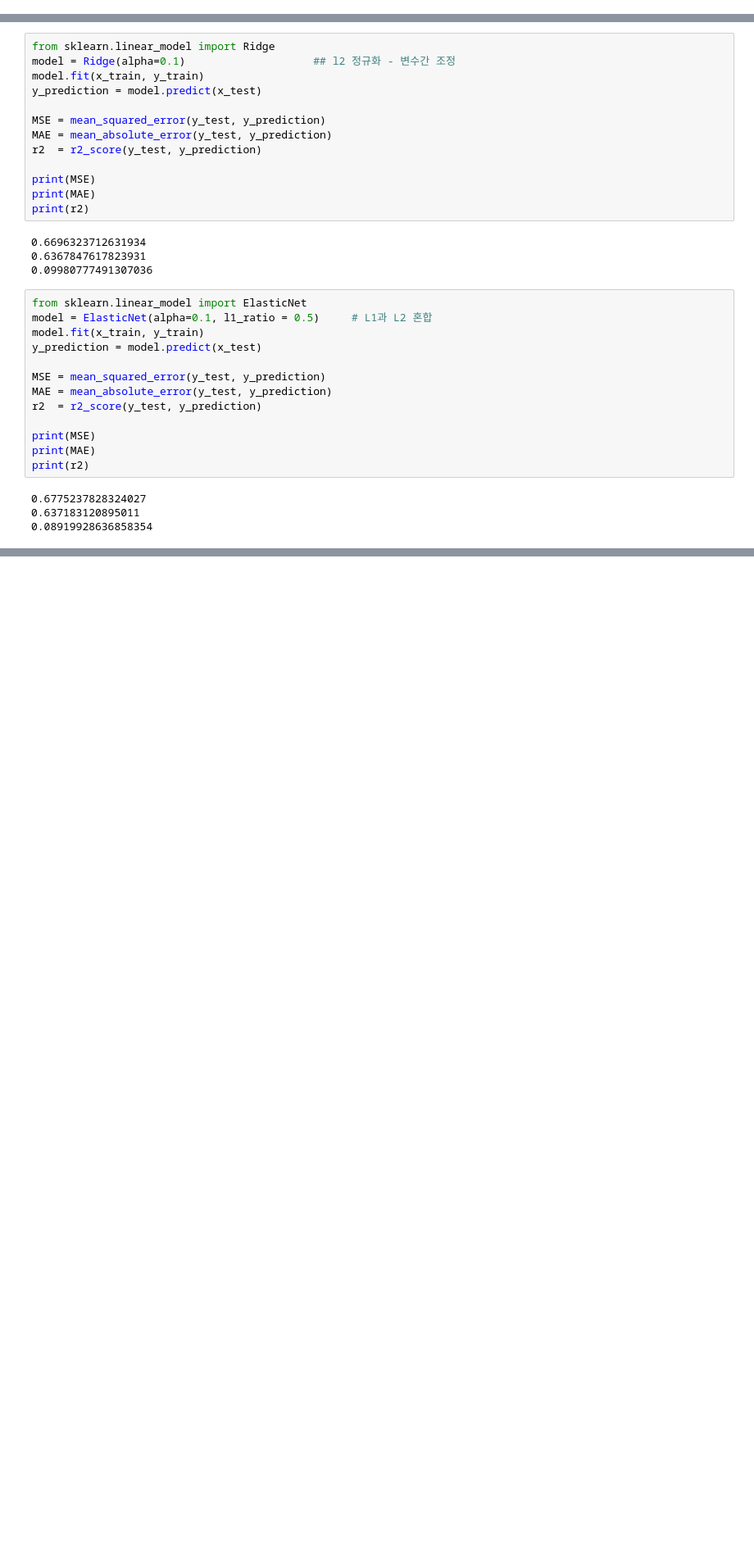
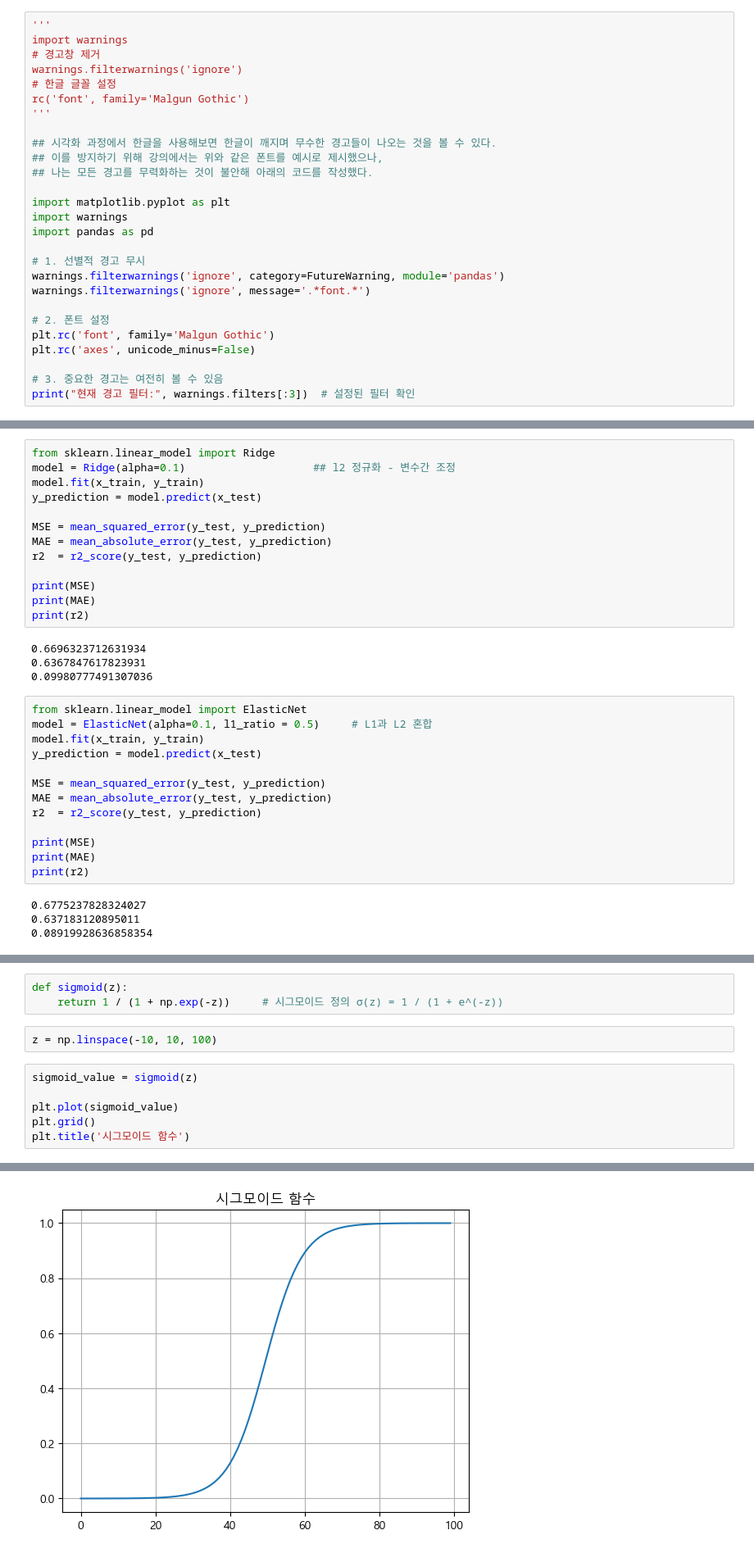
Before and after one commit to worldoftoddl/AICE-Associate-Study, a Jupyter notebook: AI 모델 (머신러닝 지도학습).ipynb, the cells around one changed output, grey strips where cells are left out. Shown at 82% size. Saved outputs shown, nothing was run; the diff lists cells and outputs as text; blank space fills up the shorter version.

```diff
--- a/AI 모델 (머신러닝 지도학습).ipynb
+++ b/AI 모델 (머신러닝 지도학습).ipynb
@@ -4,3 +4,30 @@
 '''
 # %% [output]
 2
+# %%
+'''
+import warnings
+# 경고창 제거
+warnings.filterwarnings('ignore')
+# 한글 글꼴 설정
+rc('font', family='Malgun Gothic')
+'''
+
+## 시각화 과정에서 한글을 사용해보면 한글이 깨지며 무수한 경고들이 나오는 것을 볼 수 있다.
+## 이를 방지하기 위해 강의에서는 위와 같은 폰트를 예시로 제시했으나,
+## 나는 모든 경고를 무력화하는 것이 불안해 아래의 코드를 작성했다.
+
+import matplotlib.pyplot as plt
+import warnings
+import pandas as pd
+
+# 1. 선별적 경고 무시
+warnings.filterwarnings('ignore', category=FutureWarning, module='pandas')
+warnings.filterwarnings('ignore', message='.*font.*')
+
+# 2. 폰트 설정
+plt.rc('font', family='Malgun Gothic')
+plt.rc('axes', unicode_minus=False)
+
+# 3. 중요한 경고는 여전히 볼 수 있음
+print("현재 경고 필터:", warnings.filters[:3])  # 설정된 필터 확인
@@ -194,0 +276,12 @@ print(r2)
+# %%
+def sigmoid(z):
+    return 1 / (1 + np.exp(-z))     # 시그모이드 정의 σ(z) = 1 / (1 + e^(-z))
+# %%
+z = np.linspace(-10, 10, 100)
+# %%
+sigmoid_value = sigmoid(z)
+
+plt.plot(sigmoid_value)
+plt.grid()
+plt.title('시그모이드 함수')
+# %% [output]
@@ -194,0 +289 @@ print(r2)
+[figure, added]
```
Also changed, not shown: parts of 46 cells of this notebook.
